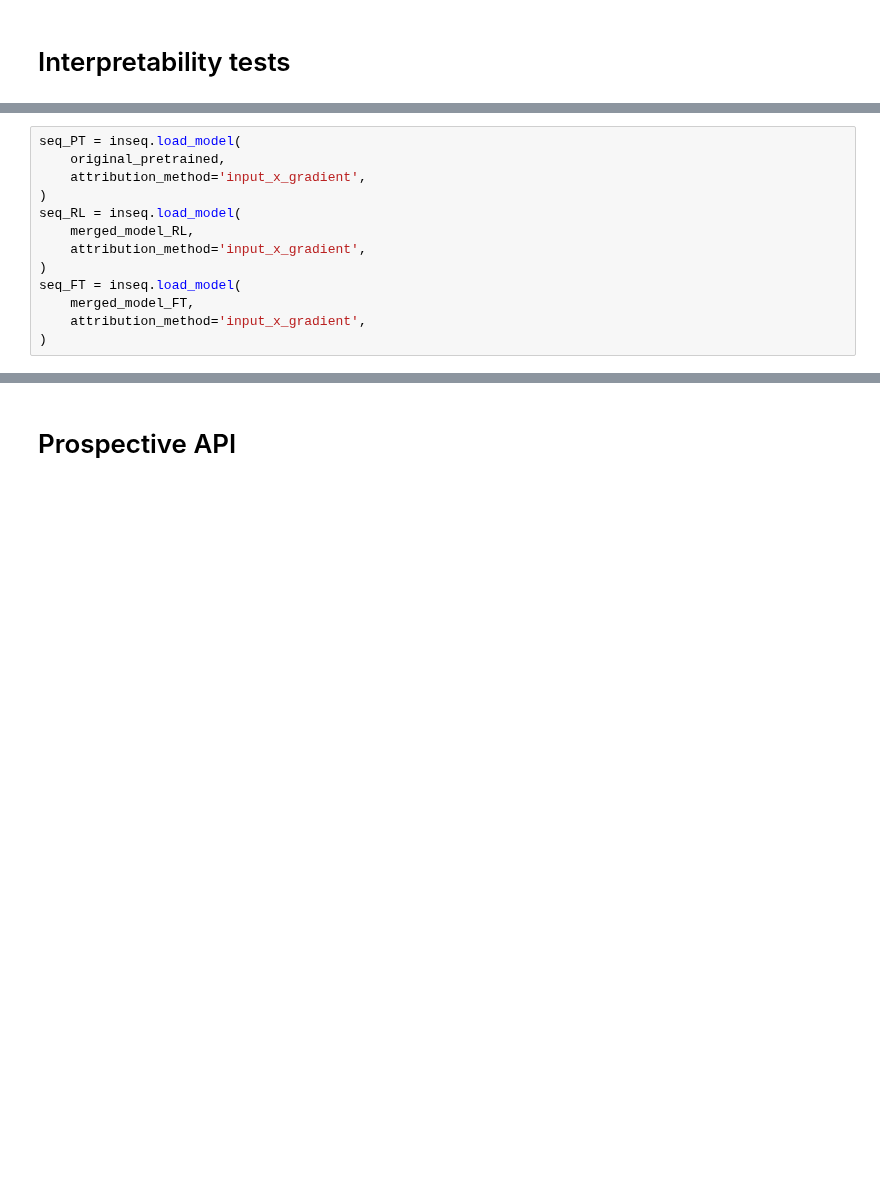
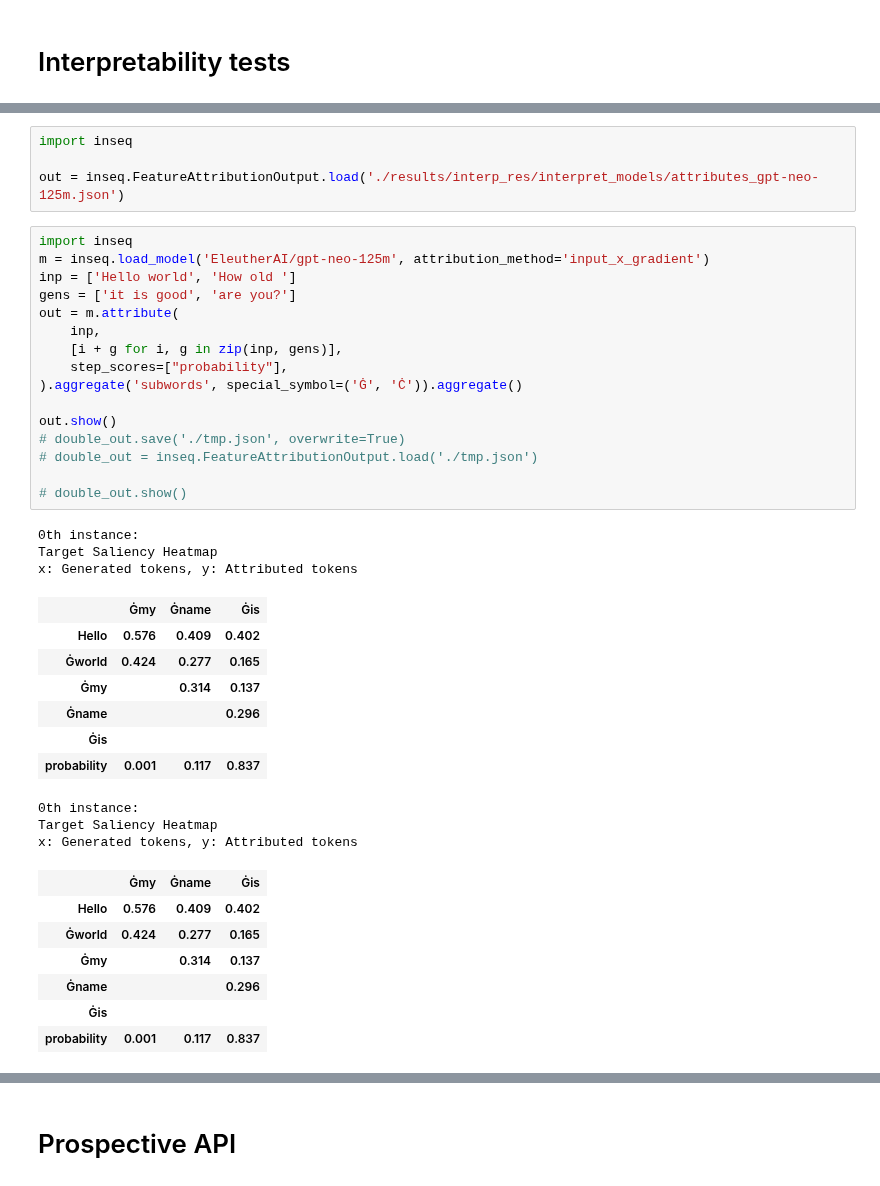
Before and after one commit to DanielSc4/RewardLM, a Jupyter notebook: main_notebook.ipynb, the cells around one changed output, grey strips where cells are left out. Drawn from its saved outputs; the diff is of its cells as text; blank space fills up the shorter version.

```diff
--- a/main_notebook.ipynb
+++ b/main_notebook.ipynb
@@ -388,13 +351,0 @@ inseq.list_feature_attribution_methods()
-# %%
-seq_PT = inseq.load_model(
-    original_pretrained,
-    attribution_method='input_x_gradient',
-)
-seq_RL = inseq.load_model(
-    merged_model_RL,
-    attribution_method='input_x_gradient',
-)
-seq_FT = inseq.load_model(
-    merged_model_FT,
-    attribution_method='input_x_gradient',
-)
@@ -479,0 +352,41 @@ x: Generated tokens, y: Attributed tokens
+# %%
+import inseq
+
+out = inseq.FeatureAttributionOutput.load('./results/interp_res/interpret_models/attributes_gpt-neo-125m.json')
+# %%
+import inseq
+m = inseq.load_model('EleutherAI/gpt-neo-125m', attribution_method='input_x_gradient')
+inp = ['Hello world', 'How old ']
+gens = ['it is good', 'are you?']
+out = m.attribute(
+    inp,
+    [i + g for i, g in zip(inp, gens)],
+    step_scores=["probability"],
+).aggregate('subwords', special_symbol=('Ġ', 'Ċ')).aggregate()
+
+out.show()
+# double_out.save('./tmp.json', overwrite=True)
+# double_out = inseq.FeatureAttributionOutput.load('./tmp.json')
+
+# double_out.show()
+# %% [output]
+0th instance:
+Target Saliency Heatmap
+x: Generated tokens, y: Attributed tokens
+|  | Ġmy | Ġname | Ġis |
+| Hello | 0.576 | 0.409 | 0.402 |
+| Ġworld | 0.424 | 0.277 | 0.165 |
+| Ġmy |  | 0.314 | 0.137 |
+| Ġname |  |  | 0.296 |
+| Ġis |  |  |  |
+| probability | 0.001 | 0.117 | 0.837 |
+0th instance:
+Target Saliency Heatmap
+x: Generated tokens, y: Attributed tokens
+|  | Ġmy | Ġname | Ġis |
+| Hello | 0.576 | 0.409 | 0.402 |
+| Ġworld | 0.424 | 0.277 | 0.165 |
+| Ġmy |  | 0.314 | 0.137 |
+| Ġname |  |  | 0.296 |
+| Ġis |  |  |  |
+| probability | 0.001 | 0.117 | 0.837 |
```
Also changed, not shown: parts of 5 cells of this notebook, 1 other file.
